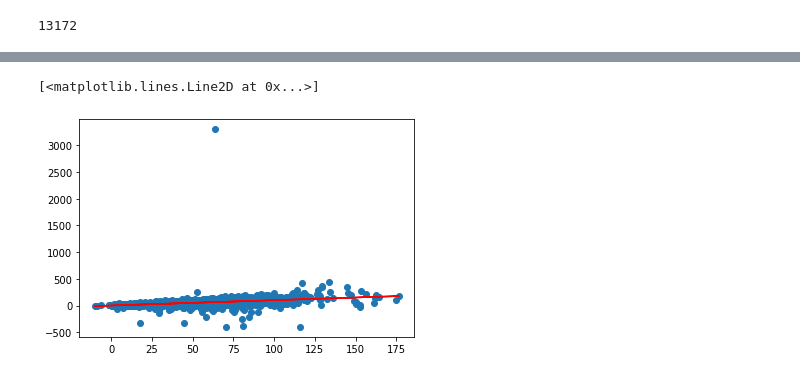
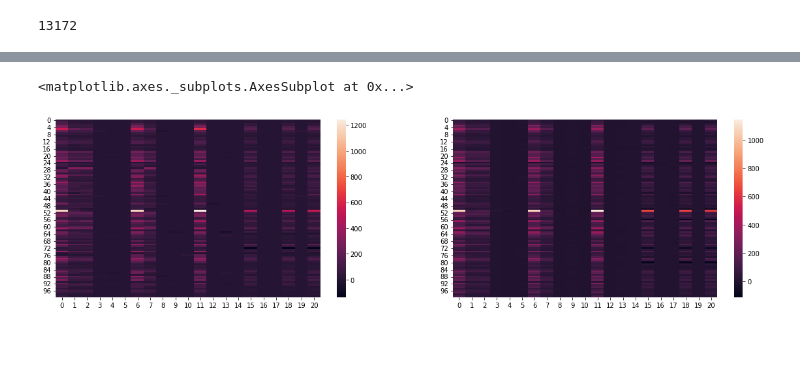
Before and after one commit to napoles-uach/Ai4sci, a Jupyter notebook: Stiffness_Hackathon.ipynb, the cells around one changed output, grey strips where cells are left out. Drawn from its saved outputs; the diff is of its cells as text; code cells hidden in the pictures; blank space fills up the shorter version.

```diff
--- a/Stiffness_Hackathon.ipynb
+++ b/Stiffness_Hackathon.ipynb
@@ -153,15 +111,0 @@ plt.show()
-# %%
-k=20
-out_p=[]
-for i in out:
-  out_p.append(i[k])
-
-out_v=[]
-for i in tru.y:
-  out_v.append(i[k])
-
-plt.scatter(out_p,out_v)
-plt.plot(out_p,out_p,ls='-',c='r')
-# %% [output]
-[<matplotlib.lines.Line2D at 0x...>]
-[figure, removed]
@@ -167,0 +114,7 @@ plt.plot(out_p,out_p,ls='-',c='r')
+# %%
+fig, axs = plt.subplots(ncols=2,figsize=(20,5))
+sns.heatmap(tru.y[:100],ax=axs[0],)
+sns.heatmap(out[:100],ax=axs[1],)
+# %% [output]
+<matplotlib.axes._subplots.AxesSubplot at 0x...>
+[figure, added]
```
Also changed, not shown: parts of 13 cells of this notebook.
